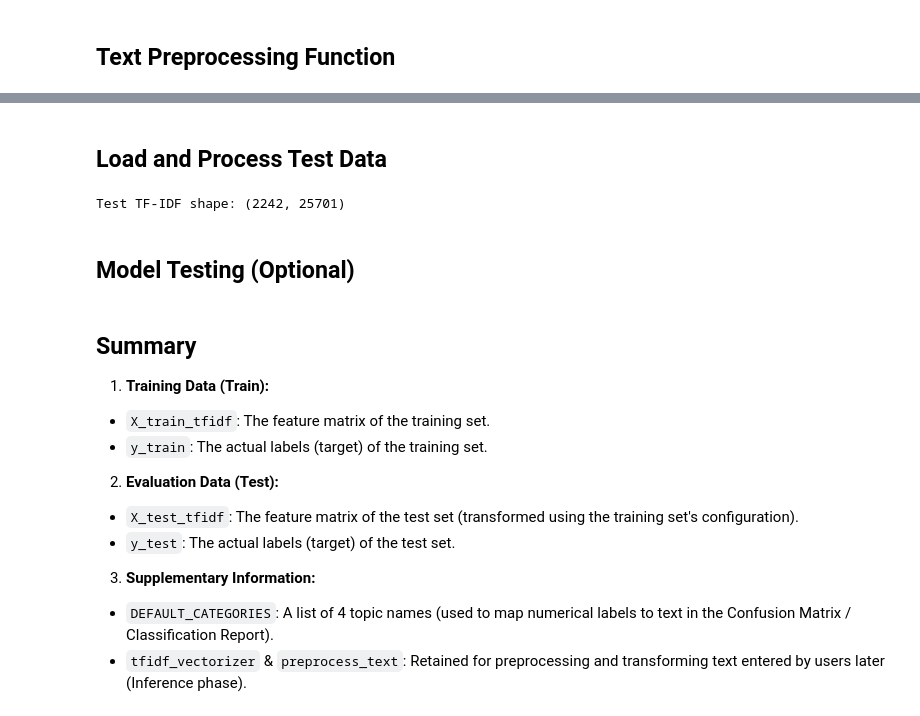
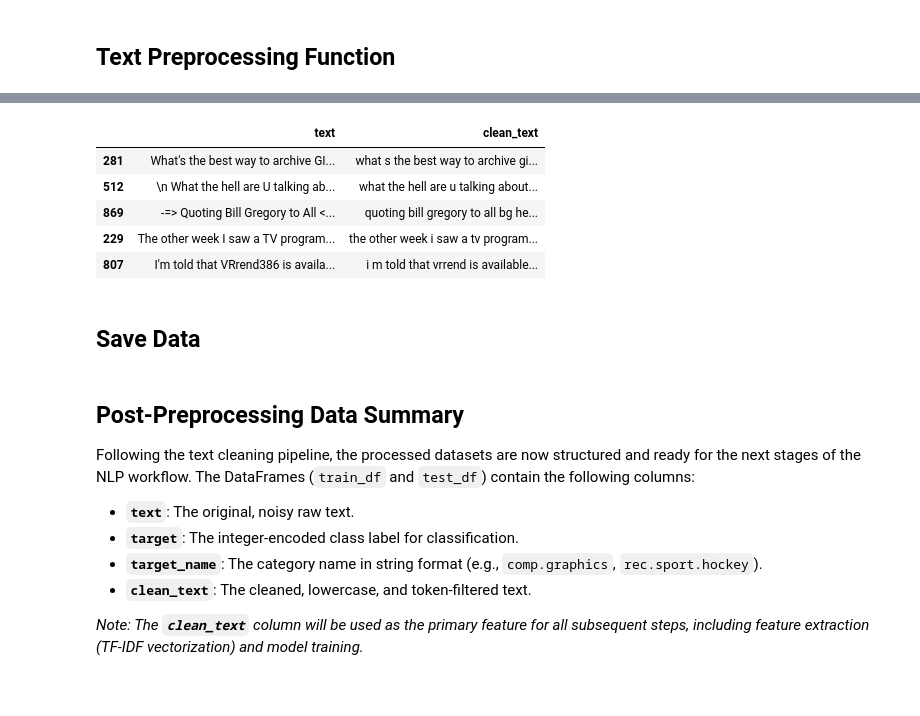
Before and after one commit to AIVIETNAM-AIO-VoNguyenNhatDuy/Module-01-text-classification, a Jupyter notebook: notebooks/preprocessing.ipynb, the cells around one changed output, grey strips where cells are left out. Cells and saved outputs as stored; diff of their text form; code cells hidden in the pictures.

```diff
--- a/notebooks/preprocessing.ipynb
+++ b/notebooks/preprocessing.ipynb
@@ -51,2 +28,4 @@ STOPWORD_LEVEL = STOPWORD_RATIOS[4]
+# %%
+pd.set_option('display.max_colwidth', None)
 # %% [markdown]
 ## Load Data
@@ -157,15 +52,0 @@ Train TF-IDF shape: (2178, 25701)
-# %% [markdown]
-## Load and Process Test Data
-# %%
-test_df['cleaned_text'] = test_df['text'].apply(
-    lambda x: preprocess_text(x, drop_rate=1.0, remove_num=REMOVE_NUMBERS, apply_stem=APPLY_STEMMING)
-)
-
-X_test_tfidf = tfidf_vectorizer.transform(test_df['cleaned_text'])
-y_test = test_df['target'].values
-
-print(f"Test TF-IDF shape: {X_test_tfidf.shape}")
-# %% [output]
-Test TF-IDF shape: (2242, 25701)
-# %% [markdown]
-## Model Testing (Optional)
@@ -183,16 +53,13 @@ Test TF-IDF shape: (2242, 25701)
-# %% [markdown]
-## Summary
-
-1. **Training Data (Train):**
-* `X_train_tfidf`: The feature matrix of the training set.
-* `y_train`: The actual labels (target) of the training set.
-
-
-2. **Evaluation Data (Test):**
-* `X_test_tfidf`: The feature matrix of the test set (transformed using the training set's configuration).
-* `y_test`: The actual labels (target) of the test set.
-
-
-3. **Supplementary Information:**
-* `DEFAULT_CATEGORIES`: A list of 4 topic names (used to map numerical labels to text in the Confusion Matrix / Classification Report).
-* `tfidf_vectorizer` & `preprocess_text`: Retained for preprocessing and transforming text entered by users later (Inference phase).
+# %%
+test_df = clean_text(test_df)
+# %%
+test_df[['text', 'clean_text']].sample(5)
+# %% [output]
+|  | text | clean_text |
+| 281 | What's the best way to archive GI... | what s the best way to archive gi... |
+| 512 | \n What the hell are U talking ab... | what the hell are u talking about... |
+| 869 | -=> Quoting Bill Gregory to All <... | quoting bill gregory to all bg he... |
+| 229 | The other week I saw a TV program... | the other week i saw a tv program... |
+| 807 | I'm told that VRrend386 is availa... | i m told that vrrend is available... |
+# %% [markdown]
+## Save Data
@@ -198,0 +69,11 @@ Test TF-IDF shape: (2242, 25701)
+# %% [markdown]
+## Post-Preprocessing Data Summary
+
+Following the text cleaning pipeline, the processed datasets are now structured and ready for the next stages of the NLP workflow. The DataFrames (`train_df` and `test_df`) contain the following columns:
+
+* **`text`**: The original, noisy raw text.
+* **`target`**: The integer-encoded class label for classification.
+* **`target_name`**: The category name in string format (e.g., `comp.graphics`, `rec.sport.hockey`).
+* **`clean_text`**: The cleaned, lowercase, and token-filtered text.
+
+*Note: The **`clean_text`** column will be used as the primary feature for all subsequent steps, including feature extraction (TF-IDF vectorization) and model training.*
```
Also changed, not shown: parts of 14 cells of this notebook, 1 other file.
